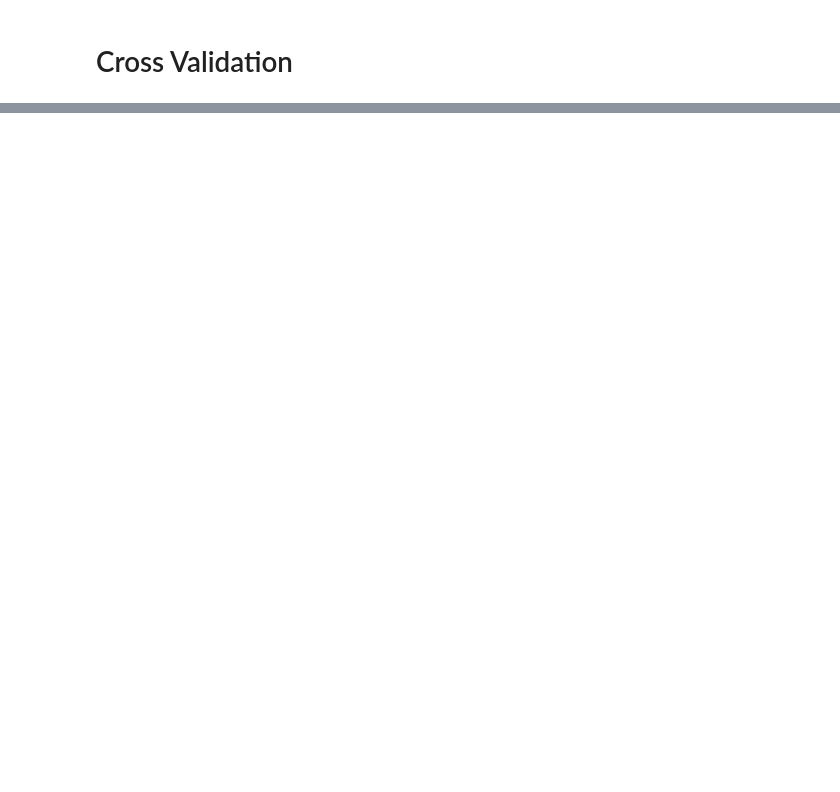
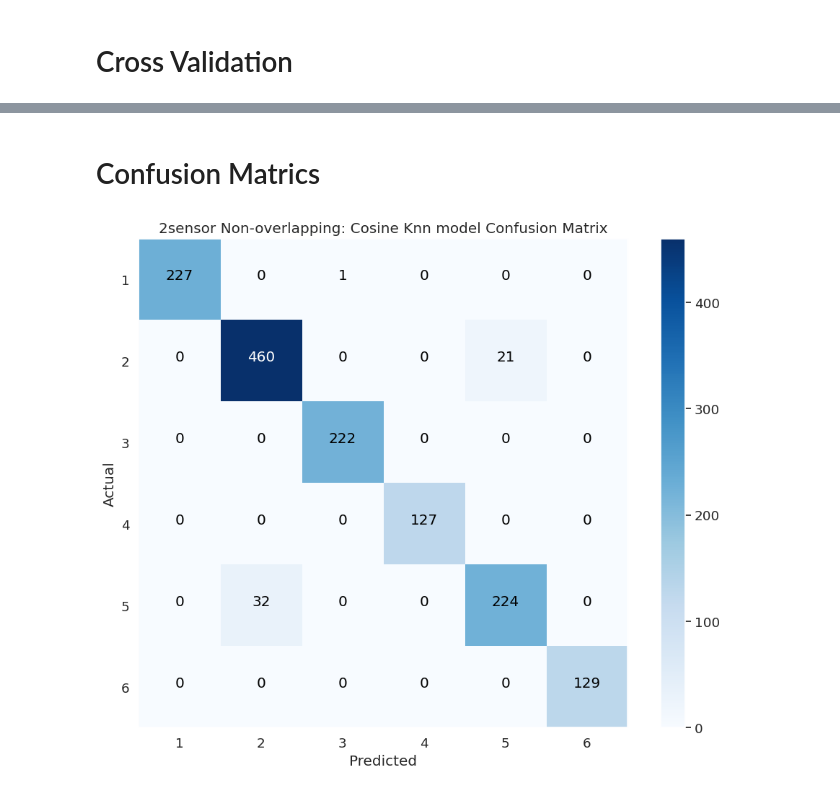
Before and after one commit to UkeshThapa/Human-Activities-recognition, a Jupyter notebook: Research_Human_activities_Recognition_TML.ipynb, the cells around one changed output, grey strips where cells are left out. Cells and saved outputs as stored; diff of their text form; code cells hidden in the pictures; blank space fills up the shorter version.

```diff
--- a/Research_Human_activities_Recognition_TML.ipynb
+++ b/Research_Human_activities_Recognition_TML.ipynb
@@ -473,0 +383,34 @@ for fold in folds:
+# %% [markdown]
+# Confusion Matrics
+# %%
+import numpy as np
+import matplotlib.pyplot as plt
+
+# Sample confusion matrix data
+confusion_matrix = best_confusion_matrix
+
+# Create a heatmap to visualize the confusion matrix
+plt.figure(figsize=(10, 8))
+plt.imshow(confusion_matrix, interpolation='nearest', cmap=plt.get_cmap('Blues'))
+plt.title('2sensor Non-overlapping: Cosine Knn model Confusion Matrix')
+plt.colorbar()
+
+# Add labels for the x and y axes
+classes = [1, 2, 3, 4, 5, 6]  # Replace with your class labels
+tick_marks = np.arange(len(classes))
+plt.xticks(tick_marks, classes)
+plt.yticks(tick_marks, classes)
+
+# Display the values in each cell of the heatmap
+thresh = confusion_matrix.max() / 2.0
+for i in range(len(classes)):
+    for j in range(len(classes)):
+        plt.text(j, i, str(confusion_matrix[i, j]), horizontalalignment="center", color="white" if confusion_matrix[i, j] > thresh else "black")
+
+plt.xlabel('Predicted')
+plt.ylabel('Actual')
+plt.tight_layout()
+plt.grid(False)  # Turn off grid lines
+plt.show()
+# %% [output]
+[figure, added]
```
Also changed, not shown: parts of 22 cells of this notebook.
